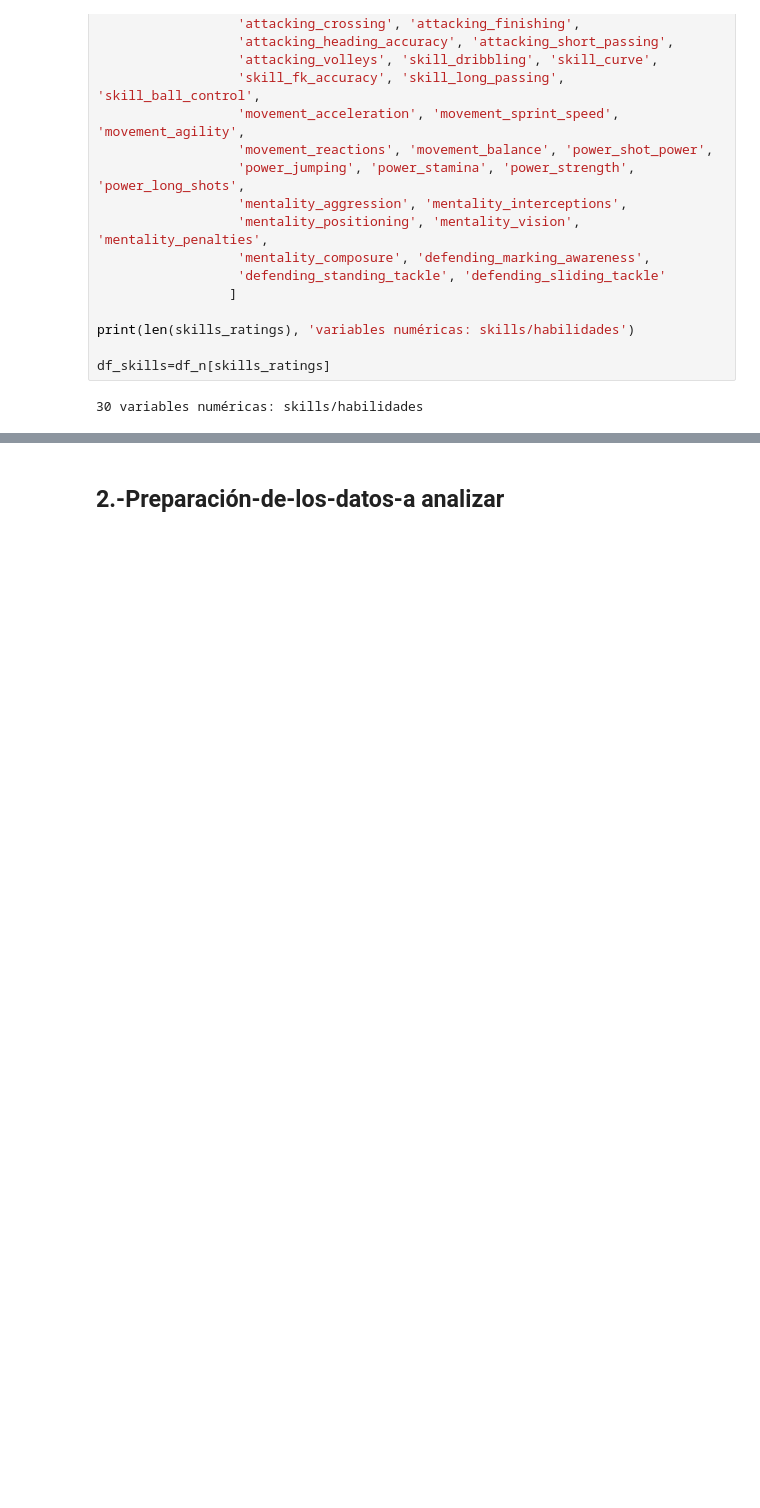
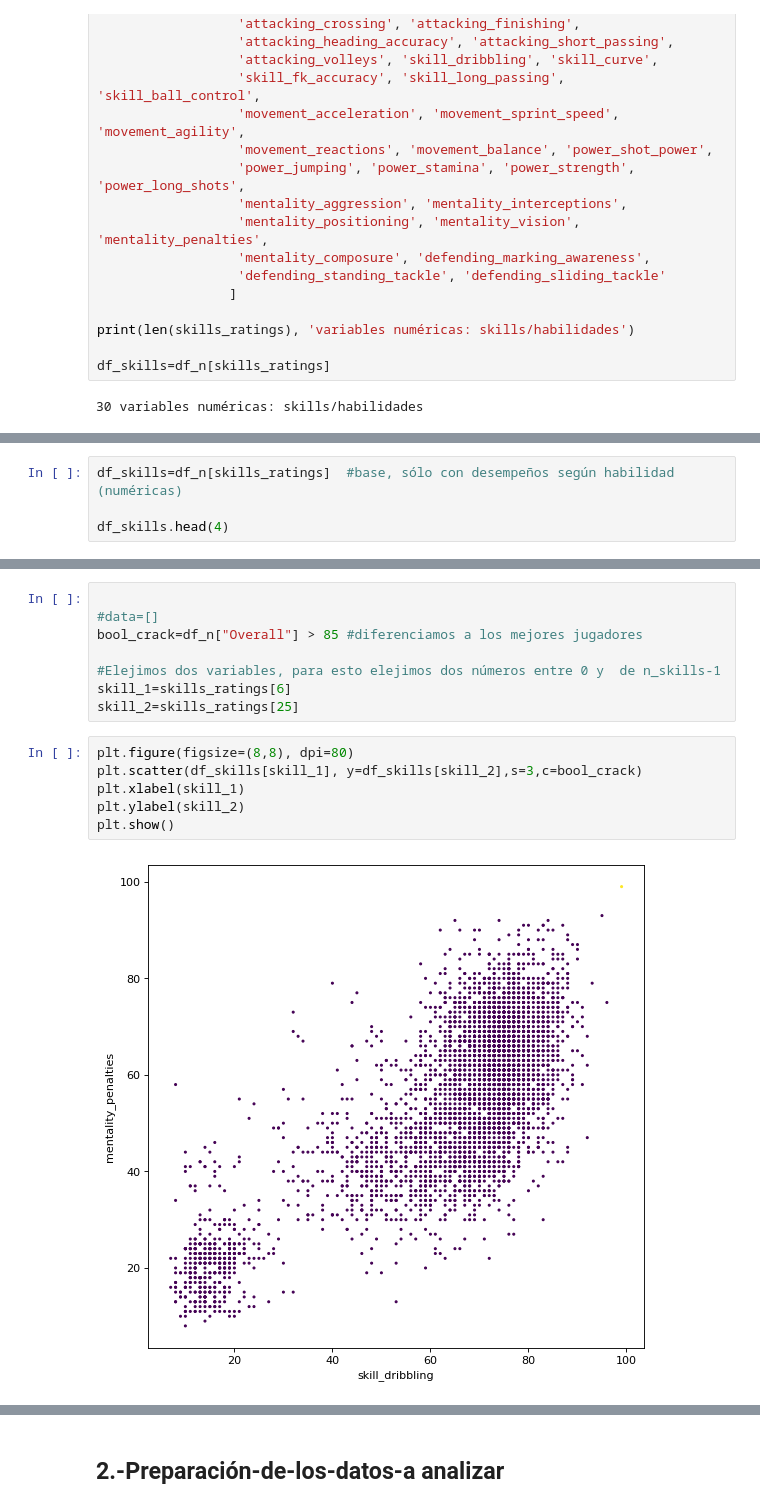
Before and after one commit to Grupo242022/AN_Supervisado_2022, a Jupyter notebook: Práctico_NoSupervisado_fifa2022_G24.ipynb, the cells around one changed output, grey strips where cells are left out. Cells and saved outputs as stored; diff of their text form; blank space fills up the shorter version.

```diff
--- a/Práctico_NoSupervisado_fifa2022_G24.ipynb
+++ b/Práctico_NoSupervisado_fifa2022_G24.ipynb
@@ -136,0 +186,4 @@ df_skills=df_n[skills_ratings]
+# %%
+df_skills=df_n[skills_ratings]  #base, sólo con desempeños según habilidad (numéricas)
+
+df_skills.head(4)
@@ -136,0 +196,16 @@ df_skills=df_n[skills_ratings]
+# %%
+
+#data=[]
+bool_crack=df_n["Overall"] > 85 #diferenciamos a los mejores jugadores
+
+#Elejimos dos variables, para esto elejimos dos números entre 0 y  de n_skills-1
+skill_1=skills_ratings[6]
+skill_2=skills_ratings[25]
+# %%
+plt.figure(figsize=(8,8), dpi=80)
+plt.scatter(df_skills[skill_1], y=df_skills[skill_2],s=3,c=bool_crack)
+plt.xlabel(skill_1)
+plt.ylabel(skill_2)
+plt.show()
+# %% [output]
+[figure, added]
```
Also changed, not shown: parts of 11 cells of this notebook.
